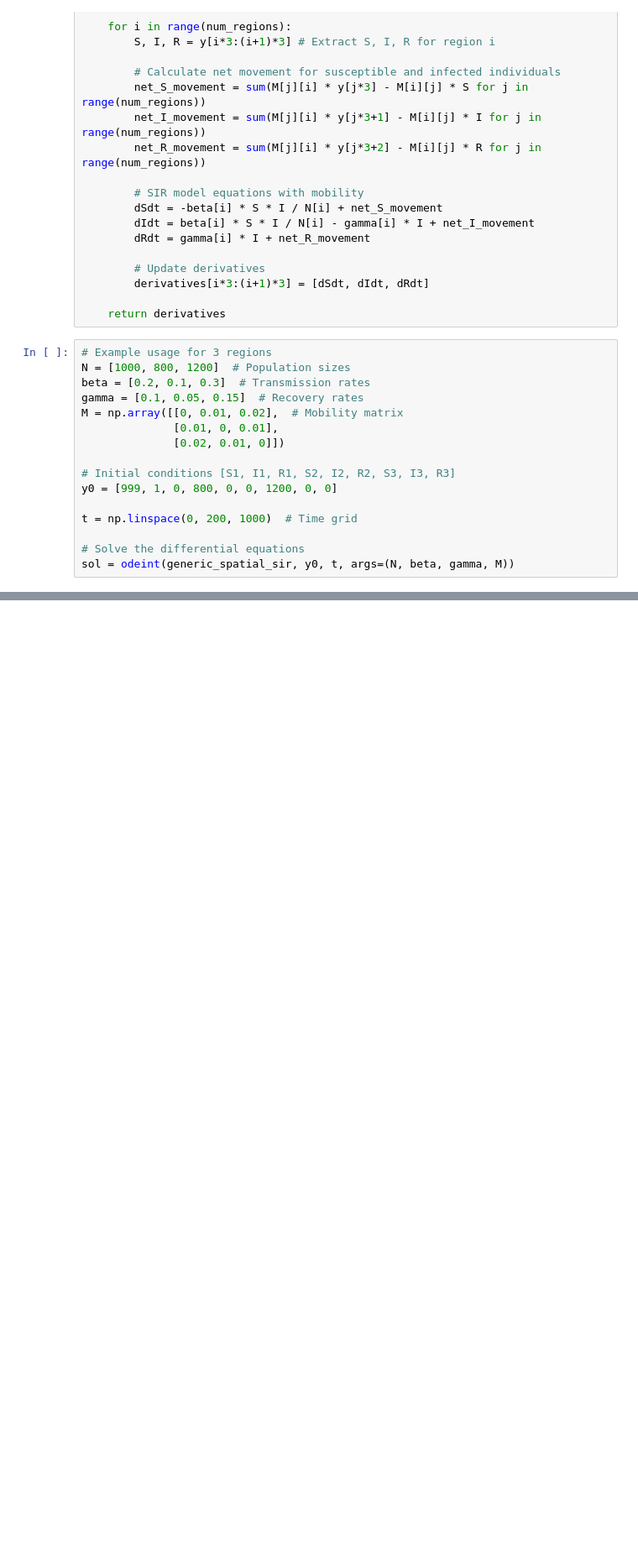
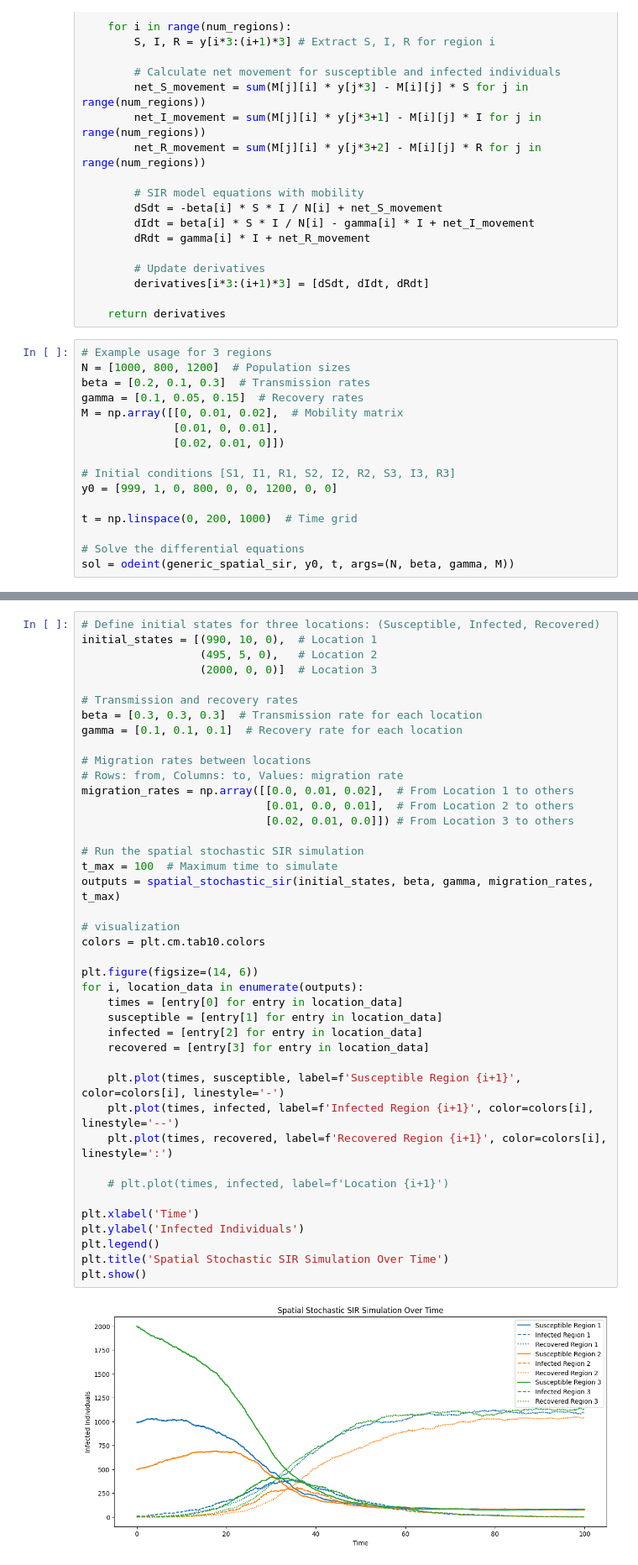
Before and after one commit to eagmon/notebook_tests, a Jupyter notebook: sim_study_guide_compartments.ipynb, the cells around one changed output, grey strips where cells are left out. Shown at 84% size. Cells and saved outputs as stored; diff of their text form; blank space fills up the shorter version.

```diff
--- a/sim_study_guide_compartments.ipynb
+++ b/sim_study_guide_compartments.ipynb
@@ -199,0 +376,43 @@ interactive(children=(IntSlider(value=1000, description='N1 Population Size', ma
+# %%
+# Define initial states for three locations: (Susceptible, Infected, Recovered)
+initial_states = [(990, 10, 0),  # Location 1
+                  (495, 5, 0),   # Location 2
+                  (2000, 0, 0)]  # Location 3
+
+# Transmission and recovery rates
+beta = [0.3, 0.3, 0.3]  # Transmission rate for each location
+gamma = [0.1, 0.1, 0.1]  # Recovery rate for each location
+
+# Migration rates between locations
+# Rows: from, Columns: to, Values: migration rate
+migration_rates = np.array([[0.0, 0.01, 0.02],  # From Location 1 to others
+                            [0.01, 0.0, 0.01],  # From Location 2 to others
+                            [0.02, 0.01, 0.0]]) # From Location 3 to others
+
+# Run the spatial stochastic SIR simulation
+t_max = 100  # Maximum time to simulate
+outputs = spatial_stochastic_sir(initial_states, beta, gamma, migration_rates, t_max)
+
+# visualization
+colors = plt.cm.tab10.colors
+
+plt.figure(figsize=(14, 6))
+for i, location_data in enumerate(outputs):
+    times = [entry[0] for entry in location_data]
+    susceptible = [entry[1] for entry in location_data]
+    infected = [entry[2] for entry in location_data]
+    recovered = [entry[3] for entry in location_data]
+
+    plt.plot(times, susceptible, label=f'Susceptible Region {i+1}', color=colors[i], linestyle='-')
+    plt.plot(times, infected, label=f'Infected Region {i+1}', color=colors[i], linestyle='--')
+    plt.plot(times, recovered, label=f'Recovered Region {i+1}', color=colors[i], linestyle=':')
+
+    # plt.plot(times, infected, label=f'Location {i+1}')
+
+plt.xlabel('Time')
+plt.ylabel('Infected Individuals')
+plt.legend()
+plt.title('Spatial Stochastic SIR Simulation Over Time')
+plt.show()
+# %% [output]
+[figure, added]
```
Also changed, not shown: parts of 9 cells of this notebook, 1 other file.
